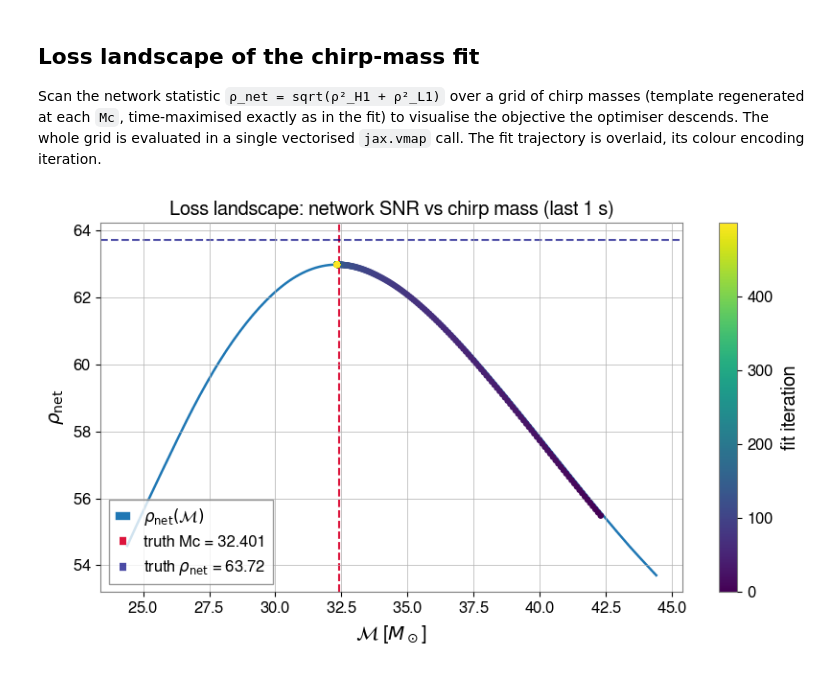
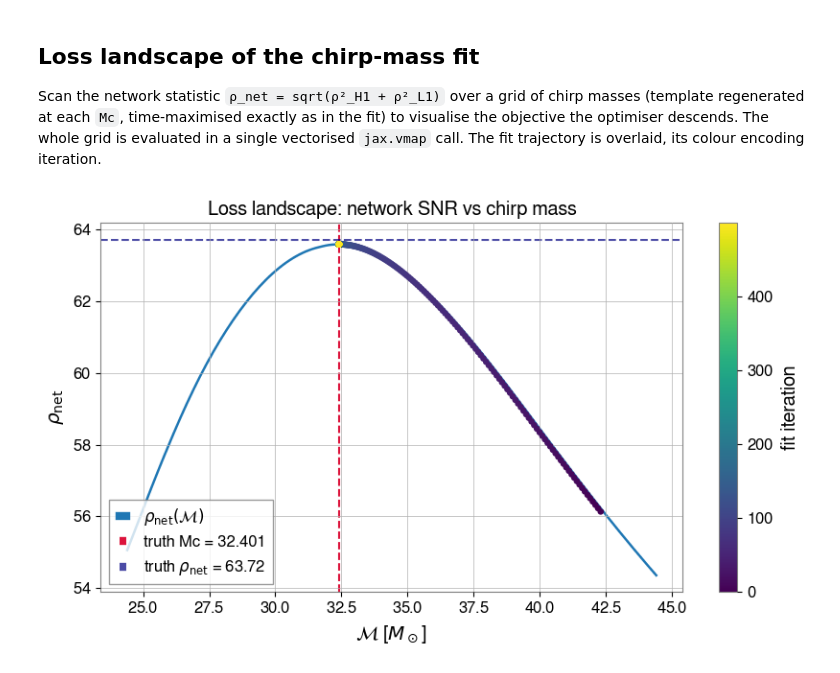
Before and after one commit to chreissel/bnsfinder, a Jupyter notebook: FirstTests.ipynb, the cells around one changed output. Drawn from its saved outputs; the diff is of its cells as text; code cells hidden in the pictures.

```diff
--- a/FirstTests.ipynb
+++ b/FirstTests.ipynb
@@ -115,23 +111,15 @@ SNR.
 # %%
-# --- Restrict to the last 1 s, the second that contains the merger ---
-N_full = arrays["H1/strain"].shape[0]
-crop_seconds = 1.0
-N = int(round(crop_seconds * fs))        # 4096 samples @ 4096 Hz
-crop_offset = (N_full - N) / fs          # 7.0 s: the window spans [7, 8) s
-
+N = arrays["H1/strain"].shape[0]
 df = fs / N
 f_ref = 20.0
 freqs = jnp.fft.rfftfreq(N, d=1.0 / fs)
-freqs_full = np.fft.rfftfreq(N_full, d=1.0 / fs)   # grid the stored PSD lives on
 band = (freqs >= 20) & (freqs <= fs / 2)
 band_idx = jnp.nonzero(band)[0]
 f_band = freqs[band]
 
-# 10% Tukey taper on the 1 s crop. A hard cut at the window start (7 s, mid-
-# inspiral) injects a broadband transient that the short, low-frequency
-# high-Mc templates match spuriously; tapering ~0.05 s at each edge removes
-# it while leaving the merger at the window centre untouched.
-n_tukey = int(round(0.1 * N / 2))
+# Tukey(alpha=0.01) on the strain matches the PSD's segment-edge treatment
+# without eating the merger (only the first/last 1% of samples are tapered).
+n_tukey = int(round(0.01 * N / 2))
 ramp = 0.5 * (1 - np.cos(np.pi * (np.arange(n_tukey) + 0.5) / n_tukey))
 window_td = jnp.asarray(np.concatenate([ramp, np.ones(N - 2 * n_tukey), ramp[::-1]]))
 
@@ -142,9 +130,8 @@ window_td = jnp.asarray(np.concatenate([ramp, np.ones(N - 2 * n_tukey), ramp[::-
 #   inv_psd_band = 1 / S_n
 detectors = {}
 for det in ("H1", "L1"):
-    strain_det = jnp.asarray(arrays[f"{det}/strain"][-N:])               # last 1 s
-    psd_det = jnp.asarray(np.interp(np.asarray(freqs), freqs_full,
-                                    arrays[f"{det}/psd"]))               # onto 1 s grid
+    strain_det = jnp.asarray(arrays[f"{det}/strain"])
+    psd_det = jnp.asarray(arrays[f"{det}/psd"])
     d_full = jnp.fft.rfft(strain_det * window_td) / fs
     psd_safe = jnp.where(band, psd_det, jnp.inf)
     detectors[det] = {
@@ -329,23 +317,23 @@ trajectory is overlaid, its colour encoding iteration.
 # %%
 # Evaluate the (un-negated) network ρ_net on a grid of chirp masses in one
 # vectorised pass: jax.vmap maps the jitted loss over the whole grid at
 # once, replacing a 161-iteration Python loop.
 mc_grid = jnp.linspace(mc_truth - 8.0, mc_truth + 12.0, 161)
 rho_grid = np.asarray(jnp.sqrt(-jax.vmap(loss_jit)(mc_grid)))
 mc_grid = np.asarray(mc_grid)
 
 fig, ax = plt.subplots(figsize=(8.5, 5))
 ax.plot(mc_grid, rho_grid, color="C0", lw=1.8,
         label=r"$\rho_\mathrm{net}(\mathcal{M})$")
 ax.axvline(mc_truth, ls="--", color="crimson", label=f"truth Mc = {mc_truth:.3f}")
 ax.axhline(truth_snr_net, ls="--", color="navy", alpha=0.7,
            label=fr"truth $\rho_\mathrm{{net}}$ = {truth_snr_net:.2f}")
 sc = ax.scatter(hist_mc, hist_rho, c=np.arange(len(hist_mc)), cmap="viridis",
                 s=14, zorder=3)
 ax.set_xlabel(r"$\mathcal{M}$ [$M_\odot$]"); ax.set_ylabel(r"$\rho_\mathrm{net}$")
-ax.set_title("Loss landscape: network SNR vs chirp mass (last 1 s)")
+ax.set_title("Loss landscape: network SNR vs chirp mass")
 ax.legend(loc="lower left")
 fig.colorbar(sc, ax=ax, label="fit iteration")
 fig.tight_layout(); plt.show()
 # %% [output]
-[figure, old version]
+[figure, new version]
```
Also changed, not shown: parts of 7 cells of this notebook.
